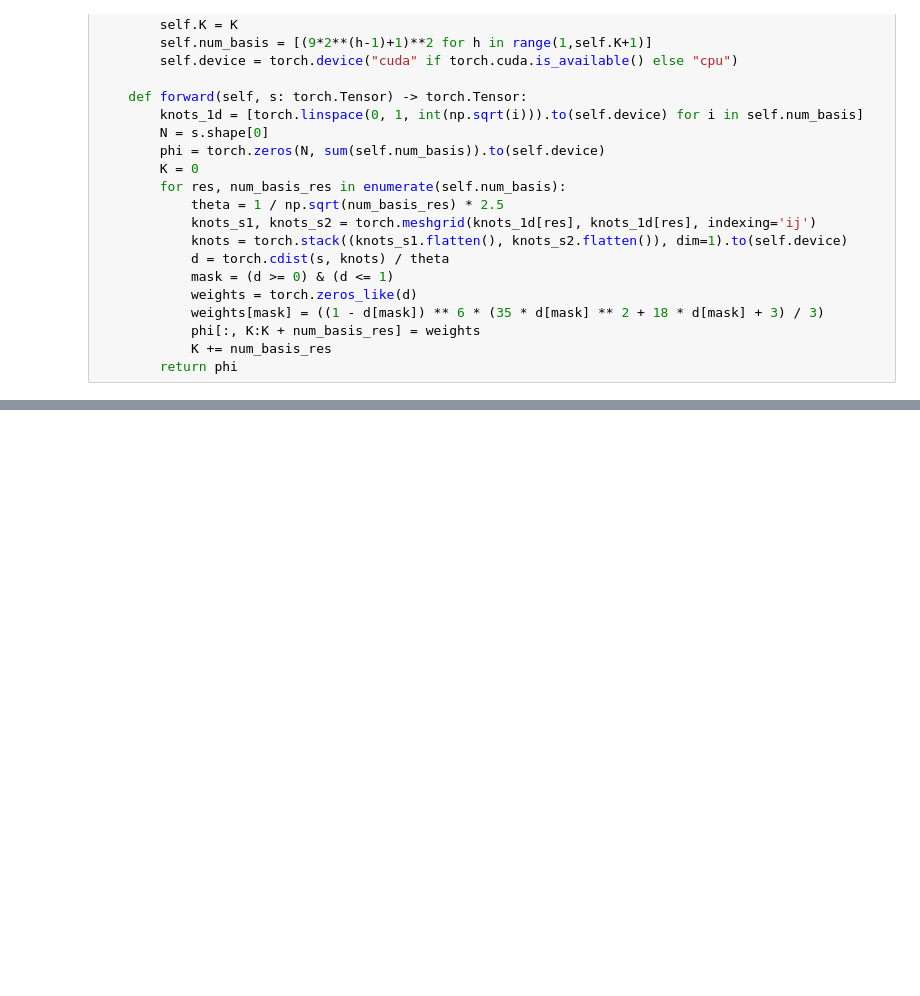
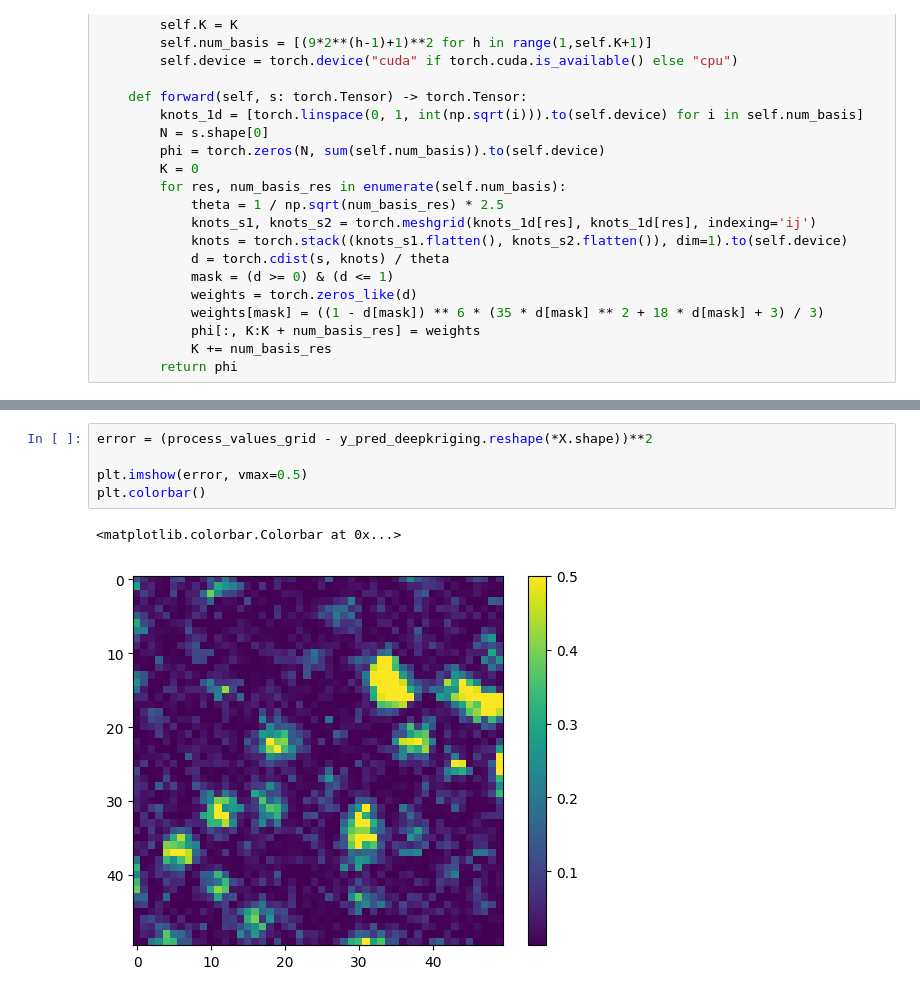
Before and after one commit to elliekkim/deep_ps, a Jupyter notebook: simple_dk_test2.ipynb, the cells around one changed output, grey strips where cells are left out. Drawn from its saved outputs; the diff is of its cells as text; blank space fills up the shorter version.

```diff
--- a/simple_dk_test2.ipynb
+++ b/simple_dk_test2.ipynb
@@ -210 +238,9 @@ plt.show()
+# %%
+error = (process_values_grid - y_pred_deepkriging.reshape(*X.shape))**2
+
+plt.imshow(error, vmax=0.5)
+plt.colorbar()
+# %% [output]
+<matplotlib.colorbar.Colorbar at 0x...>
+[figure, added]
 # %%
```
Also changed, not shown: parts of 10 cells of this notebook.
